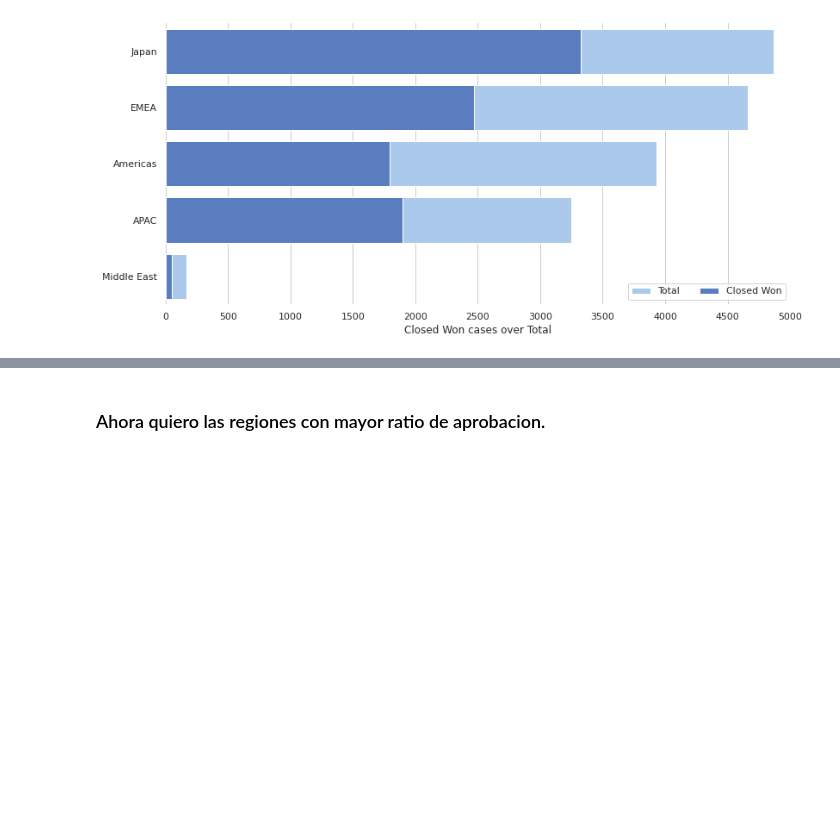
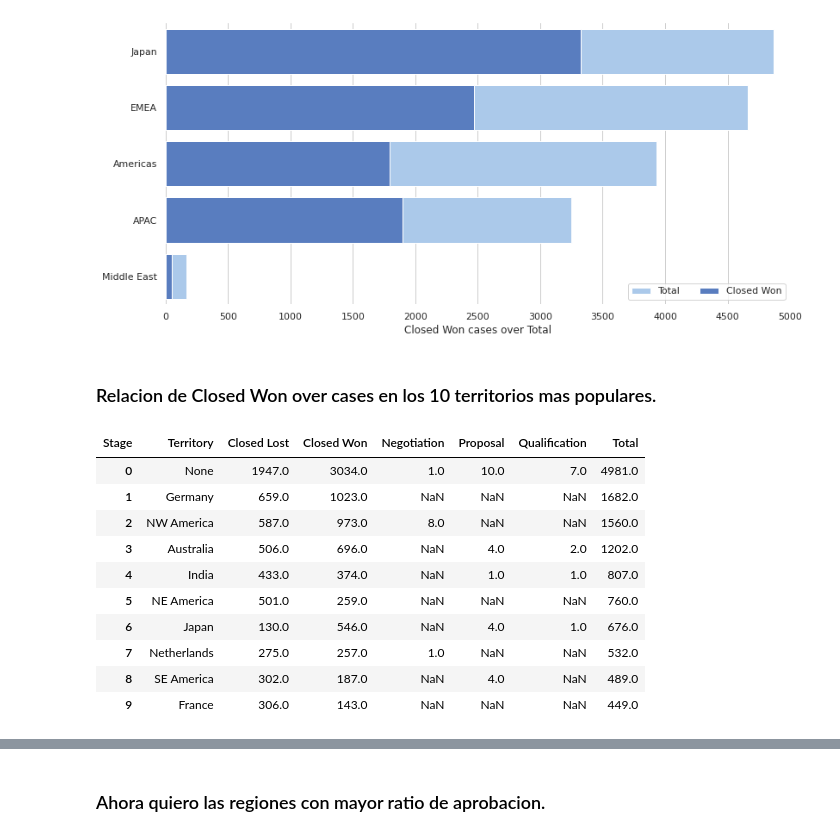
Before and after one commit to RiedelNicolas/75.06-2C2020-TP1, a Jupyter notebook: AnalisisGeografico.ipynb, the cells around one changed output, grey strips where cells are left out. Drawn from its saved outputs; the diff is of its cells as text; code cells hidden in the pictures; blank space fills up the shorter version.

```diff
--- a/AnalisisGeografico.ipynb
+++ b/AnalisisGeografico.ipynb
@@ -248,3 +248,27 @@ ax.set_xticks(np.arange(0, 5001, 500))
 sns.despine(left=True, bottom=True)
 # %% [output]
 [figure]
+# %% [markdown]
+### Relacion de Closed Won over cases en los 10 territorios mas populares.
+# %%
+top10 = datos['Territory'].value_counts().head(10).index
+datos_filtrado = datos[ datos['Territory'].isin(top10) ]
+datos_filtrado = datos_filtrado [ ['Territory','Stage' ] ]
+filtro = [ 'Closed Lost', 'Closed Won']
+tabla = datos_filtrado.pivot_table(index = 'Territory', columns = 'Stage', aggfunc='size')
+tabla['Total'] = tabla['Closed Lost'] + tabla ['Closed Won']
+tabla = tabla.sort_values("Total", ascending=False)
+tabla = tabla.reset_index()
+tabla
+# %% [output]
+| Stage | Territory | Closed Lost | Closed Won | Negotiation | Proposal | Qualification | Total |
+| 0 | None | 1947.0 | 3034.0 | 1.0 | 10.0 | 7.0 | 4981.0 |
+| 1 | Germany | 659.0 | 1023.0 | NaN | NaN | NaN | 1682.0 |
+| 2 | NW America | 587.0 | 973.0 | 8.0 | NaN | NaN | 1560.0 |
+| 3 | Australia | 506.0 | 696.0 | NaN | 4.0 | 2.0 | 1202.0 |
+| 4 | India | 433.0 | 374.0 | NaN | 1.0 | 1.0 | 807.0 |
+| 5 | NE America | 501.0 | 259.0 | NaN | NaN | NaN | 760.0 |
+| 6 | Japan | 130.0 | 546.0 | NaN | 4.0 | 1.0 | 676.0 |
+| 7 | Netherlands | 275.0 | 257.0 | 1.0 | NaN | NaN | 532.0 |
+| 8 | SE America | 302.0 | 187.0 | NaN | 4.0 | NaN | 489.0 |
+| 9 | France | 306.0 | 143.0 | NaN | NaN | NaN | 449.0 |
```
Also changed, not shown: parts of 2 cells of this notebook.
